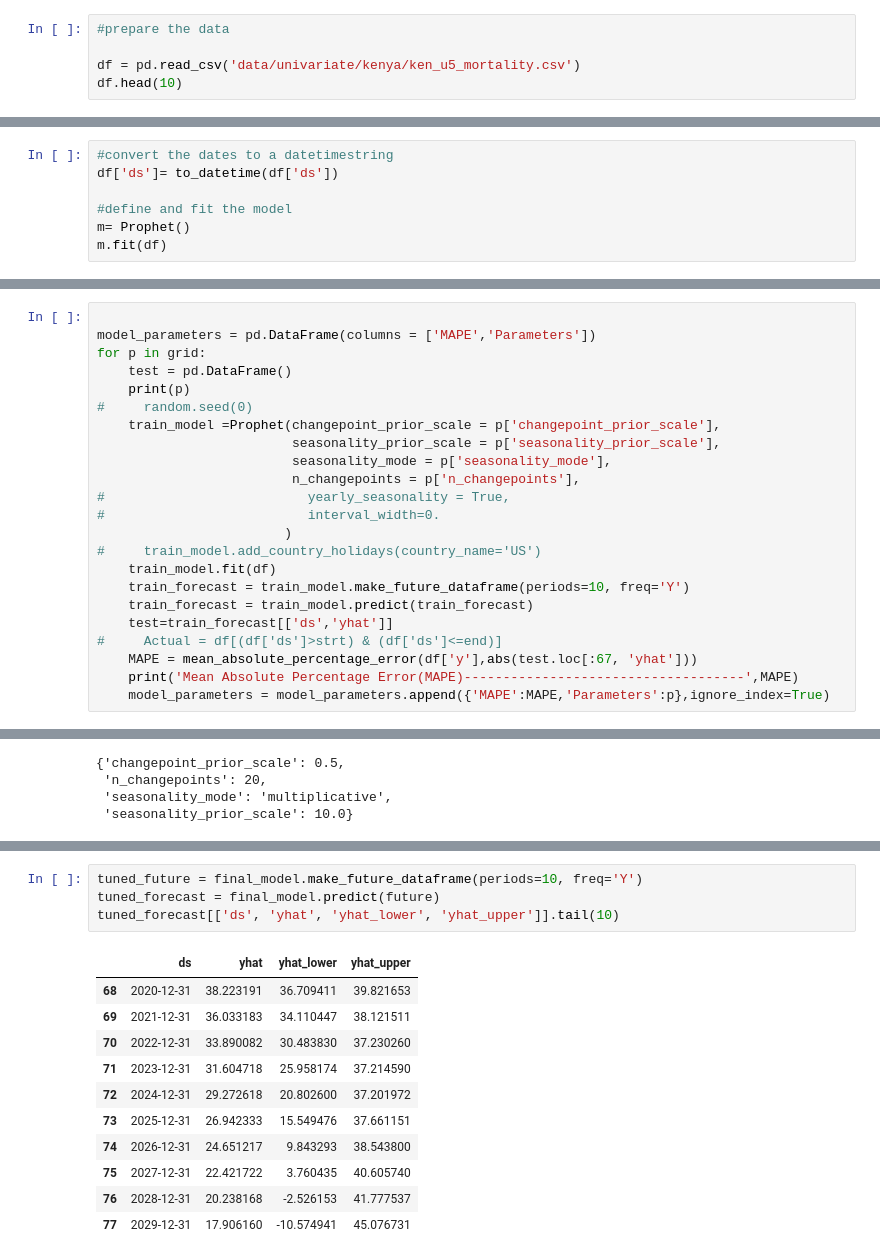
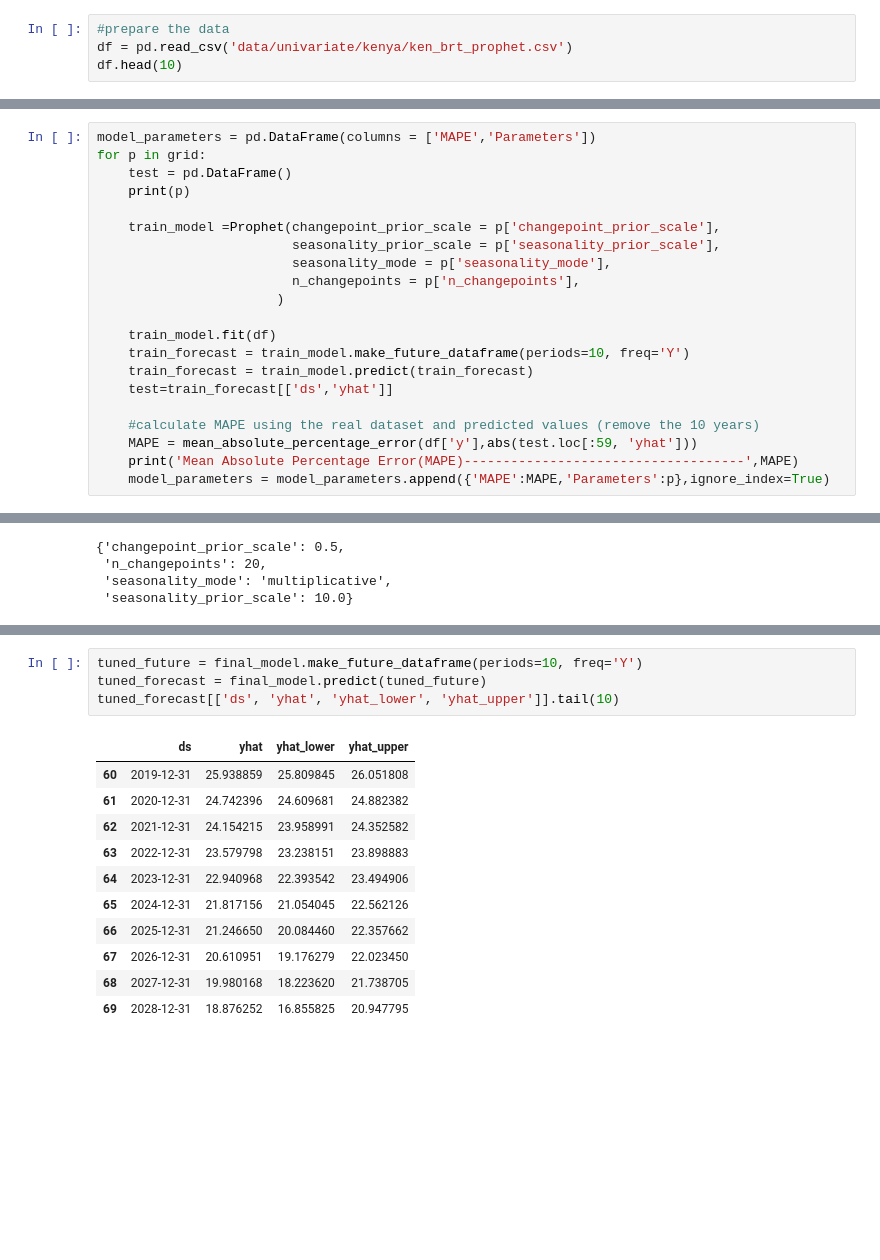
Before and after one commit to annchemu/tsa, a Jupyter notebook: prophet_model.ipynb, the cells around one changed output, grey strips where cells are left out. Saved outputs shown, nothing was run; the diff lists cells and outputs as text; blank space fills up the shorter version.

```diff
--- a/prophet_model.ipynb
+++ b/prophet_model.ipynb
@@ -13,7 +17,6 @@ from sklearn.model_selection import ParameterGrid
 # %%
 #prepare the data
-
-df = pd.read_csv('data/univariate/kenya/ken_u5_mortality.csv')
+df = pd.read_csv('data/univariate/kenya/ken_brt_prophet.csv')
 df.head(10)
 # %% [output]
 |  | ds | y |
@@ -54,10 +73,3 @@ INFO:matplotlib.category:Using categorical units to plot a list of strings that
 def mean_absolute_percentage_error(y_true, y_pred):
     y_true, y_pred = np.array(y_true), np.array(y_pred)
     return np.mean(np.abs((y_true - y_pred) / y_true)) * 100
-# %%
-#convert the dates to a datetimestring
-df['ds']= to_datetime(df['ds'])
-
-#define and fit the model
-m= Prophet()
-m.fit(df)
@@ -158,24 +76,22 @@ Total Possible Models 96
 # %%
-
 model_parameters = pd.DataFrame(columns = ['MAPE','Parameters'])
 for p in grid:
     test = pd.DataFrame()
     print(p)
-#     random.seed(0)
+
     train_model =Prophet(changepoint_prior_scale = p['changepoint_prior_scale'],
                          seasonality_prior_scale = p['seasonality_prior_scale'],
                          seasonality_mode = p['seasonality_mode'],
                          n_changepoints = p['n_changepoints'],
-#                          yearly_seasonality = True,
-#                          interval_width=0.
-                        )
-#     train_model.add_country_holidays(country_name='US')
+                       )
+
     train_model.fit(df)
     train_forecast = train_model.make_future_dataframe(periods=10, freq='Y')
     train_forecast = train_model.predict(train_forecast)
     test=train_forecast[['ds','yhat']]
-#     Actual = df[(df['ds']>strt) & (df['ds']<=end)]
-    MAPE = mean_absolute_percentage_error(df['y'],abs(test.loc[:67, 'yhat']))
+
+    #calculate MAPE using the real dataset and predicted values (remove the 10 years)
+    MAPE = mean_absolute_percentage_error(df['y'],abs(test.loc[:59, 'yhat']))
     print('Mean Absolute Percentage Error(MAPE)------------------------------------',MAPE)
     model_parameters = model_parameters.append({'MAPE':MAPE,'Parameters':p},ignore_index=True)
 # %% [output]
@@ -232,20 +152,20 @@ final_model.fit(df)
 <prophet.forecaster.Prophet at 0x...>
 # %%
 tuned_future = final_model.make_future_dataframe(periods=10, freq='Y')
-tuned_forecast = final_model.predict(future)
+tuned_forecast = final_model.predict(tuned_future)
 tuned_forecast[['ds', 'yhat', 'yhat_lower', 'yhat_upper']].tail(10)
 # %% [output]
 |  | ds | yhat | yhat_lower | yhat_upper |
-| 68 | 2020-12-31 | 38.223191 | 36.709411 | 39.821653 |
-| 69 | 2021-12-31 | 36.033183 | 34.110447 | 38.121511 |
-| 70 | 2022-12-31 | 33.890082 | 30.483830 | 37.230260 |
-| 71 | 2023-12-31 | 31.604718 | 25.958174 | 37.214590 |
-| 72 | 2024-12-31 | 29.272618 | 20.802600 | 37.201972 |
-| 73 | 2025-12-31 | 26.942333 | 15.549476 | 37.661151 |
-| 74 | 2026-12-31 | 24.651217 | 9.843293 | 38.543800 |
-| 75 | 2027-12-31 | 22.421722 | 3.760435 | 40.605740 |
-| 76 | 2028-12-31 | 20.238168 | -2.526153 | 41.777537 |
-| 77 | 2029-12-31 | 17.906160 | -10.574941 | 45.076731 |
+| 60 | 2019-12-31 | 25.938859 | 25.809845 | 26.051808 |
+| 61 | 2020-12-31 | 24.742396 | 24.609681 | 24.882382 |
+| 62 | 2021-12-31 | 24.154215 | 23.958991 | 24.352582 |
+| 63 | 2022-12-31 | 23.579798 | 23.238151 | 23.898883 |
+| 64 | 2023-12-31 | 22.940968 | 22.393542 | 23.494906 |
+| 65 | 2024-12-31 | 21.817156 | 21.054045 | 22.562126 |
+| 66 | 2025-12-31 | 21.246650 | 20.084460 | 22.357662 |
+| 67 | 2026-12-31 | 20.610951 | 19.176279 | 22.023450 |
+| 68 | 2027-12-31 | 19.980168 | 18.223620 | 21.738705 |
+| 69 | 2028-12-31 | 18.876252 | 16.855825 | 20.947795 |
 # %%
 fig = final_model.plot_components(tuned_forecast)
 # %% [output]
```
Also changed, not shown: parts of 23 cells of this notebook, 6 other files.
